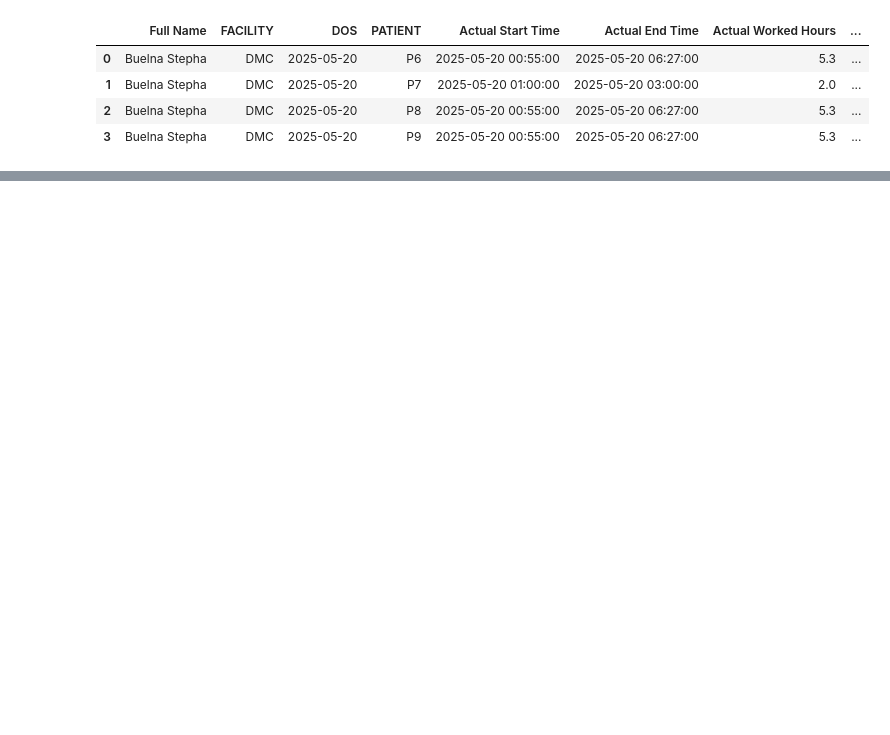
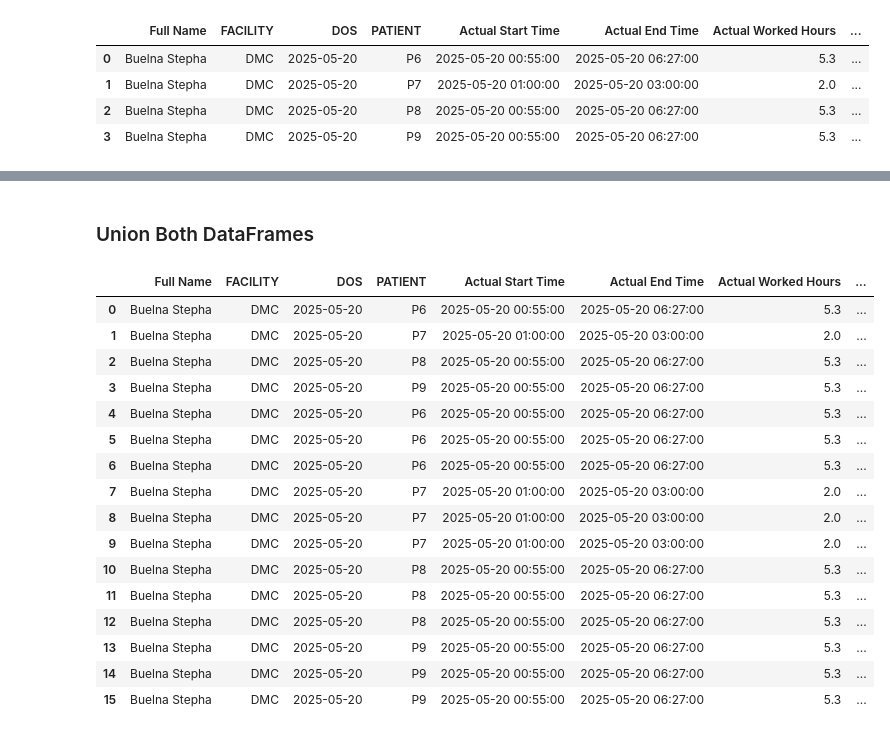
Before and after one commit to RajuNaik/Project-K, a Jupyter notebook: Actual_Working_Hours.ipynb, the cells around one changed output, grey strips where cells are left out. Saved outputs shown, nothing was run; the diff lists cells and outputs as text; code cells hidden in the pictures; blank space fills up the shorter version.

```diff
--- a/Actual_Working_Hours.ipynb
+++ b/Actual_Working_Hours.ipynb
@@ -28,7 +28,7 @@ df_comp = pd.DataFrame({
     ]),
     'Schedule End Time': ['16:00', '13:00', '18:00', '07:00', '07:00', '07:00', '07:00'],
     'Schedule Duration (hours)': [8.0, 4.0, 8.0, 24.0, 24.0, 24.0, 24.0],
-    'Pay Code ID': ['Bonus', 'Bonus', 'Bonus', 'Allowance', 'Allowance', 'Allowance', 'Allowance']
+    'Pay Code ID': ['Bonus', 'Bonus', 'Bonus', 'Callback', 'Callback', 'Callback', 'Callback']
 })
 
 
@@ -154,10 +156,13 @@ df_result = df_filtered.rename(columns={
     'Pay Code ID'
 ]]
 
-df_result = df_result.sort_values(by=['Full Name', 'DOS', 'FACILITY']).reset_index(drop=True)
+# Add hardcoded label for inside-shift work
+df_result['Work Type'] = 'Callback'
+
+df_result_Callback = df_result.sort_values(by=['Full Name', 'DOS', 'FACILITY']).reset_index(drop=True)
 
 # Step 7: Display result
-display(df_result)
+display(df_result_Callback)
 # %% [output]
 |  | Full Name | FACILITY | DOS | PATIENT | Actual Start Time | Actual End Time | Actual Worked Hours | ... |
 | 0 | Alice Smith | LOC1 | 2024-06-03 | P3 | 2024-06-03 09:00:00 | 2024-06-03 10:00:00 | 1.0 | ... |
@@ -173,7 +180,7 @@ display(df_result)
 # %%
-# Discard rows where Pay Code ID is 'BONUS' (case-insensitive)
-df_result = df_result[df_result['Pay Code ID'].str.upper() != 'BONUS'].reset_index(drop=True)
-display(df_result)
+
+df_result_Callback = df_result_Callback[df_result_Callback['Pay Code ID'].str.upper() != 'BONUS'].reset_index(drop=True)
+display(df_result_Callback)
 # %% [output]
 |  | Full Name | FACILITY | DOS | PATIENT | Actual Start Time | Actual End Time | Actual Worked Hours | ... |
 | 0 | Buelna Stepha | DMC | 2025-05-20 | P6 | 2025-05-20 00:55:00 | 2025-05-20 06:27:00 | 5.3 | ... |
@@ -182,0 +237,38 @@ display(df_result)
+# %% [markdown]
+### Union Both DataFrames
+# %%
+# Ensure both dataframes have the same columns and order
+common_columns = [
+    'Full Name', 'FACILITY', 'DOS', 'PATIENT',
+    'Actual Start Time', 'Actual End Time', 'Actual Worked Hours',
+    'Schedule Task Name', 'Schedule Start Date', 'Schedule Start Time',
+    'Schedule End Date', 'Schedule End Time', 'Schedule Duration (hours)',
+    'Pay Code ID', 'Work Type'
+]
+
+# Combine using concat
+df_final_union = pd.concat([df_result_Callback[common_columns], df_overtime[common_columns]], ignore_index=True)
+
+# Optional: sort by staff and date
+df_final_union = df_final_union.sort_values(by=['Full Name', 'DOS', 'FACILITY']).reset_index(drop=True)
+
+# Display final result
+display(df_final_union)
+# %% [output]
+|  | Full Name | FACILITY | DOS | PATIENT | Actual Start Time | Actual End Time | Actual Worked Hours | ... |
+| 0 | Buelna Stepha | DMC | 2025-05-20 | P6 | 2025-05-20 00:55:00 | 2025-05-20 06:27:00 | 5.3 | ... |
+| 1 | Buelna Stepha | DMC | 2025-05-20 | P7 | 2025-05-20 01:00:00 | 2025-05-20 03:00:00 | 2.0 | ... |
+| 2 | Buelna Stepha | DMC | 2025-05-20 | P8 | 2025-05-20 00:55:00 | 2025-05-20 06:27:00 | 5.3 | ... |
+| 3 | Buelna Stepha | DMC | 2025-05-20 | P9 | 2025-05-20 00:55:00 | 2025-05-20 06:27:00 | 5.3 | ... |
+| 4 | Buelna Stepha | DMC | 2025-05-20 | P6 | 2025-05-20 00:55:00 | 2025-05-20 06:27:00 | 5.3 | ... |
+| 5 | Buelna Stepha | DMC | 2025-05-20 | P6 | 2025-05-20 00:55:00 | 2025-05-20 06:27:00 | 5.3 | ... |
+| 6 | Buelna Stepha | DMC | 2025-05-20 | P6 | 2025-05-20 00:55:00 | 2025-05-20 06:27:00 | 5.3 | ... |
+| 7 | Buelna Stepha | DMC | 2025-05-20 | P7 | 2025-05-20 01:00:00 | 2025-05-20 03:00:00 | 2.0 | ... |
+| 8 | Buelna Stepha | DMC | 2025-05-20 | P7 | 2025-05-20 01:00:00 | 2025-05-20 03:00:00 | 2.0 | ... |
+| 9 | Buelna Stepha | DMC | 2025-05-20 | P7 | 2025-05-20 01:00:00 | 2025-05-20 03:00:00 | 2.0 | ... |
+| 10 | Buelna Stepha | DMC | 2025-05-20 | P8 | 2025-05-20 00:55:00 | 2025-05-20 06:27:00 | 5.3 | ... |
+| 11 | Buelna Stepha | DMC | 2025-05-20 | P8 | 2025-05-20 00:55:00 | 2025-05-20 06:27:00 | 5.3 | ... |
+| 12 | Buelna Stepha | DMC | 2025-05-20 | P8 | 2025-05-20 00:55:00 | 2025-05-20 06:27:00 | 5.3 | ... |
+| 13 | Buelna Stepha | DMC | 2025-05-20 | P9 | 2025-05-20 00:55:00 | 2025-05-20 06:27:00 | 5.3 | ... |
+| 14 | Buelna Stepha | DMC | 2025-05-20 | P9 | 2025-05-20 00:55:00 | 2025-05-20 06:27:00 | 5.3 | ... |
+| 15 | Buelna Stepha | DMC | 2025-05-20 | P9 | 2025-05-20 00:55:00 | 2025-05-20 06:27:00 | 5.3 | ... |
```
Also changed, not shown: parts of 4 cells of this notebook.
